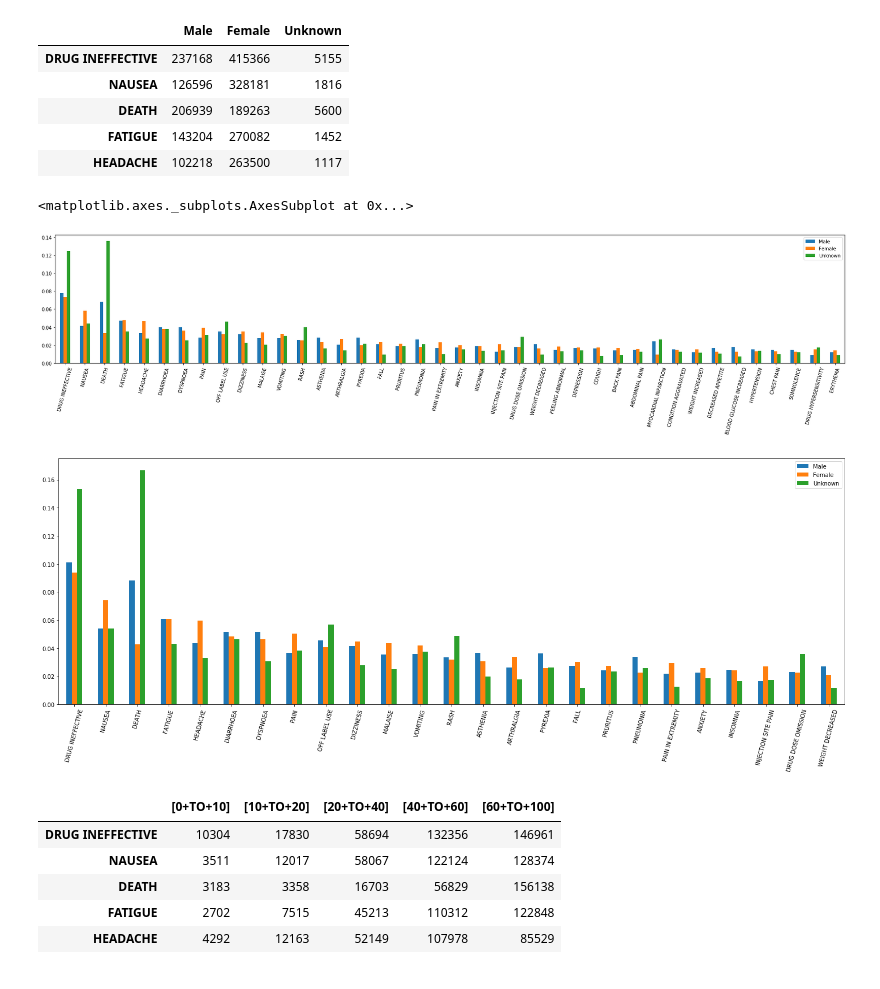
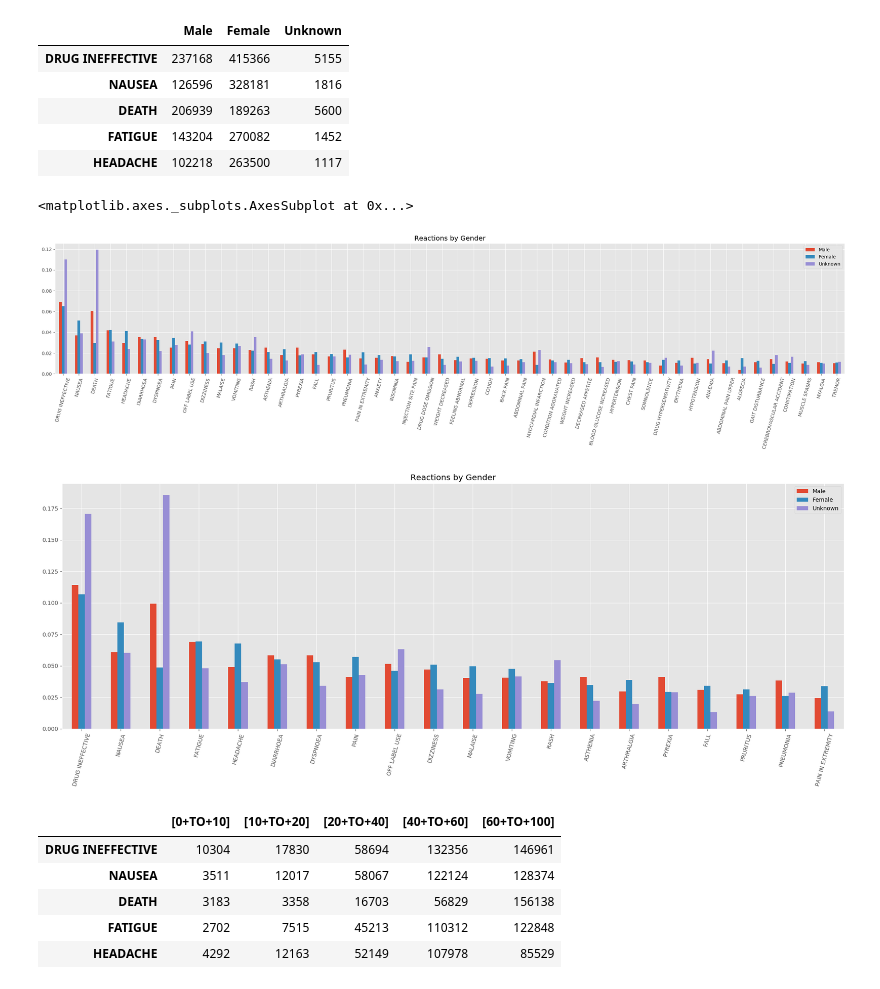
Before and after one commit to oryoruk/fda_adverse_events, a Jupyter notebook: (2020-05-07)_FDA_Adverse_Events.ipynb, the cells around one changed output. Cells and saved outputs as stored; diff of their text form; code cells hidden in the pictures.

```diff
--- a/(2020-05-07)_FDA_Adverse_Events.ipynb
+++ b/(2020-05-07)_FDA_Adverse_Events.ipynb
@@ -7,6 +7,8 @@ from datapackage import Package
 # %%
 import numpy as np
 import matplotlib.pyplot as plt
+# %%
+plt.style.use('ggplot')
 # %%
 import os
 import time
@@ -257,21 +261,21 @@ top250_r_by_gender.head()
 | HEADACHE | 102218 | 263500 | 1117 |
 # %%
 #figure(num=None, figsize=(30, 5), dpi=80, facecolor='w', edgecolor='k')
-df  = top250_r_by_gender.iloc[:40, :]
+df  = top250_r_by_gender.iloc[:50, :]
 df=(df/df.sum())
-df.plot.bar(figsize=(30, 5),rot=75)
+df.plot.bar(figsize=(30, 5),rot=75, title = 'Reactions by Gender')
 # %% [output]
 <matplotlib.axes._subplots.AxesSubplot at 0x...>
-[figure, old version]
+[figure, new version]
 # %%
 #figure(num=None, figsize=(30, 5), dpi=80, facecolor='w', edgecolor='k')
-df  = top250_r_by_gender.iloc[:25, :]
+df  = top250_r_by_gender.iloc[:20, :]
 df=(df/df.sum())
-df.plot.bar(figsize=(20, 8),rot=75)
+df.plot.bar(figsize=(20, 8),rot=75, title = 'Reactions by Gender')
 plt.tight_layout()
-plt.savefig('./figures/top25_reactions_by_gender.png')
+plt.savefig('./figures/top20_reactions_by_gender.png')
 # %% [output]
-[figure, old version]
+[figure, new version]
 # %%
 age_brackets = ['[0+TO+10]','[10+TO+20]','[20+TO+40]','[40+TO+60]','[60+TO+100]']
 # %%
```
Also changed, not shown: parts of 40 cells of this notebook, 11 other files.
